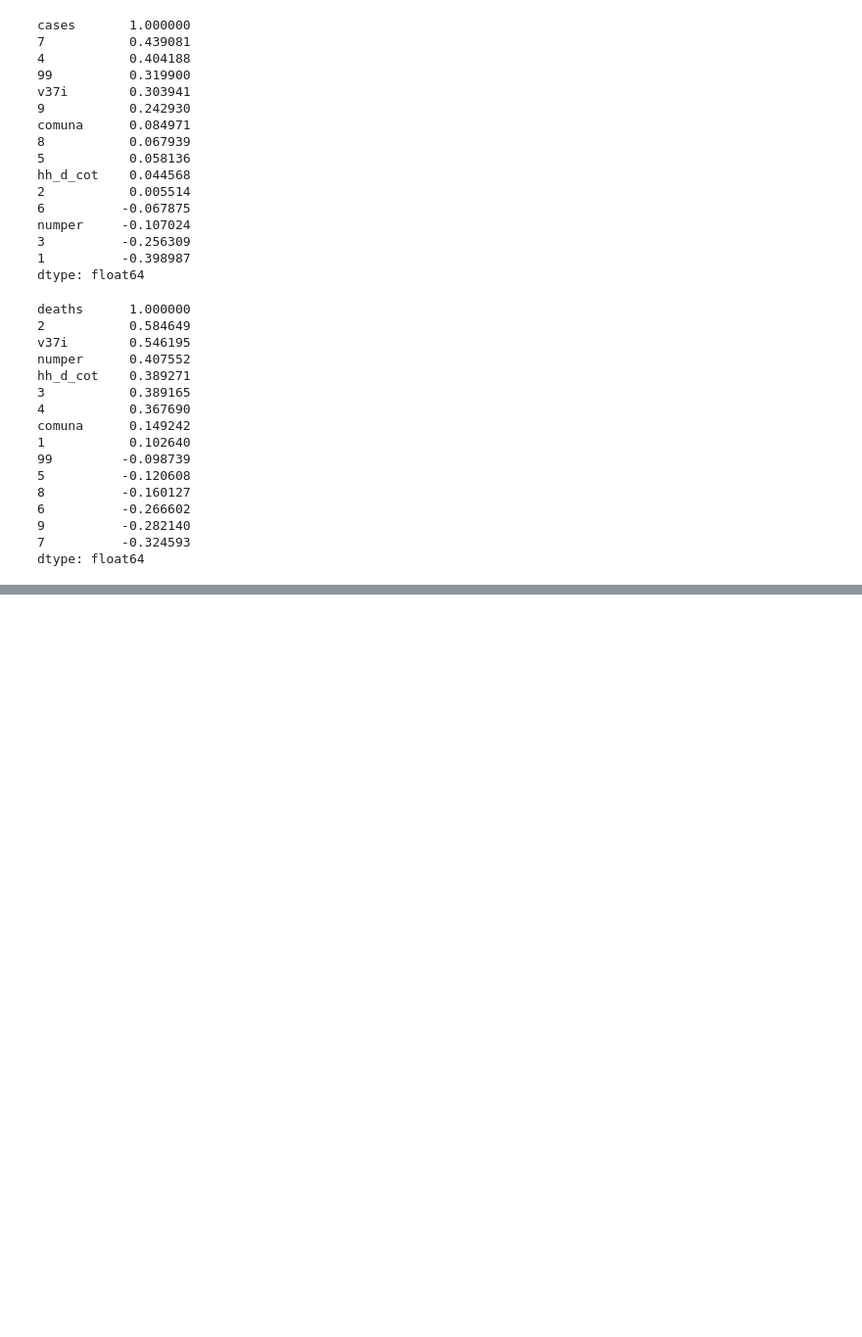
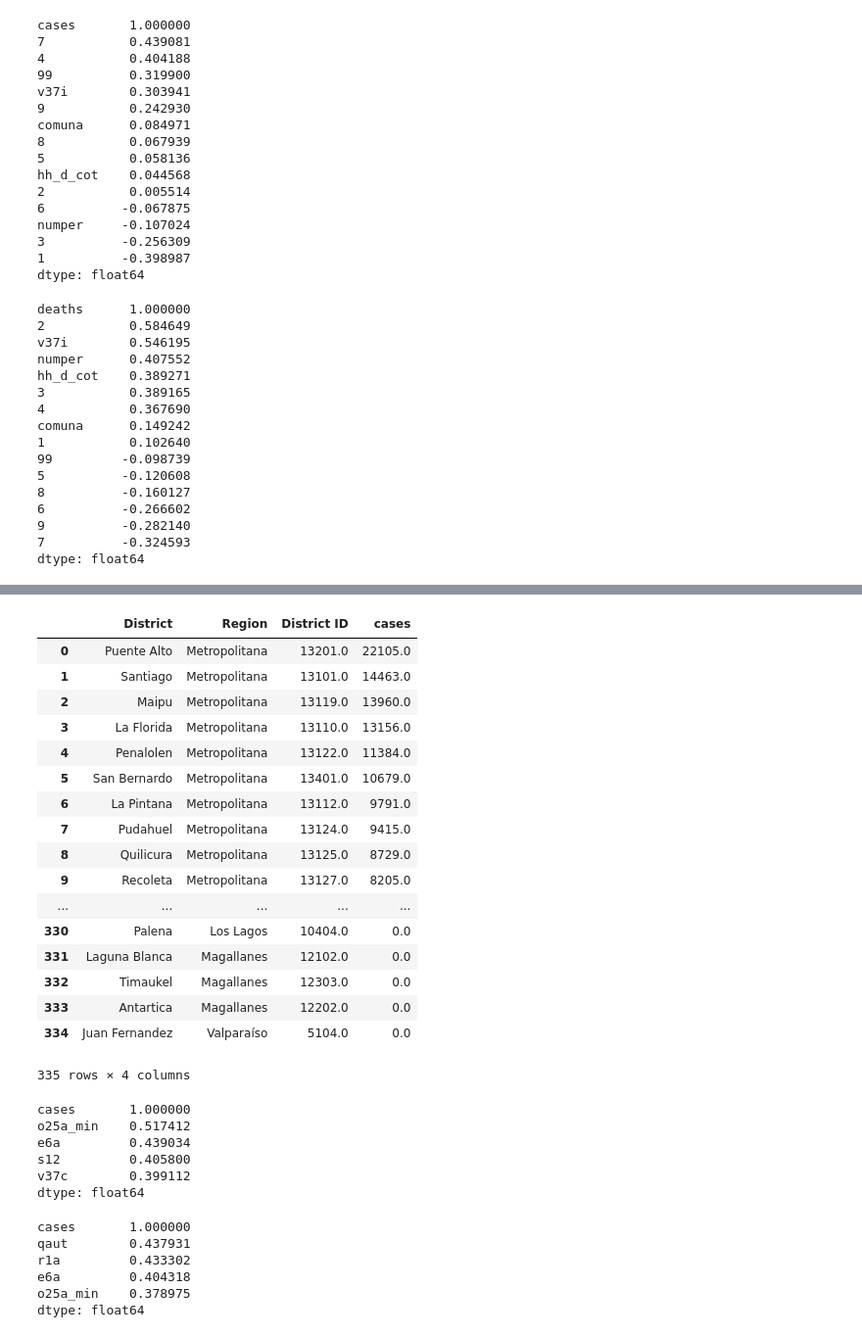
Before and after one commit to muellermax/Chile-Capstone, a Jupyter notebook: Chile Capstone.ipynb, the cells around one changed output, grey strips where cells are left out. Shown at 98% size. Cells and saved outputs as stored; diff of their text form; code cells hidden in the pictures; blank space fills up the shorter version.

```diff
--- a/Chile Capstone.ipynb
+++ b/Chile Capstone.ipynb
@@ -641,0 +658,39 @@ dtype: float64
+# %%
+get_affected_districts(cases_districts, 'cases', -11)
+# %% [output]
+|  | District | Region | District ID | cases |
+| 0 | Puente Alto | Metropolitana | 13201.0 | 22105.0 |
+| 1 | Santiago | Metropolitana | 13101.0 | 14463.0 |
+| 2 | Maipu | Metropolitana | 13119.0 | 13960.0 |
+| 3 | La Florida | Metropolitana | 13110.0 | 13156.0 |
+| 4 | Penalolen | Metropolitana | 13122.0 | 11384.0 |
+| 5 | San Bernardo | Metropolitana | 13401.0 | 10679.0 |
+| 6 | La Pintana | Metropolitana | 13112.0 | 9791.0 |
+| 7 | Pudahuel | Metropolitana | 13124.0 | 9415.0 |
+| 8 | Quilicura | Metropolitana | 13125.0 | 8729.0 |
+| 9 | Recoleta | Metropolitana | 13127.0 | 8205.0 |
+| ... | ... | ... | ... | ... |
+| 330 | Palena | Los Lagos | 10404.0 | 0.0 |
+| 331 | Laguna Blanca | Magallanes | 12102.0 | 0.0 |
+| 332 | Timaukel | Magallanes | 12303.0 | 0.0 |
+| 333 | Antartica | Magallanes | 12202.0 | 0.0 |
+| 334 | Juan Fernandez | Valparaíso | 5104.0 | 0.0 |
+335 rows × 4 columns
+# %%
+show_corr(cases_districts, casen_rel, 'cases', 10).head()
+# %% [output]
+cases       1.000000
+o25a_min    0.517412
+e6a         0.439034
+s12         0.405800
+v37c        0.399112
+dtype: float64
+# %%
+show_corr(cases_districts, casen_rel, 'cases', -10).head()
+# %% [output]
+cases       1.000000
+qaut        0.437931
+r1a         0.433302
+e6a         0.404318
+o25a_min    0.378975
+dtype: float64
```
Also changed, not shown: parts of 8 cells of this notebook.
